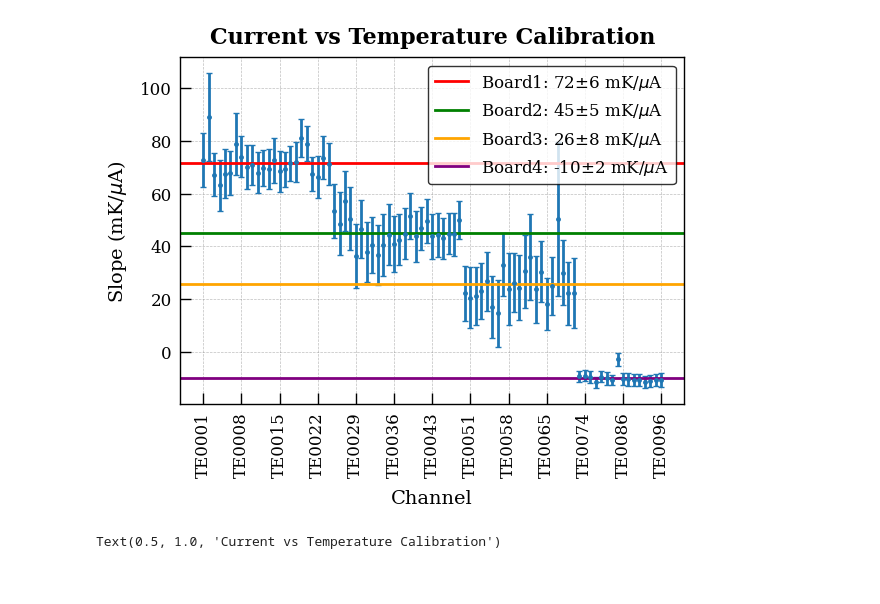
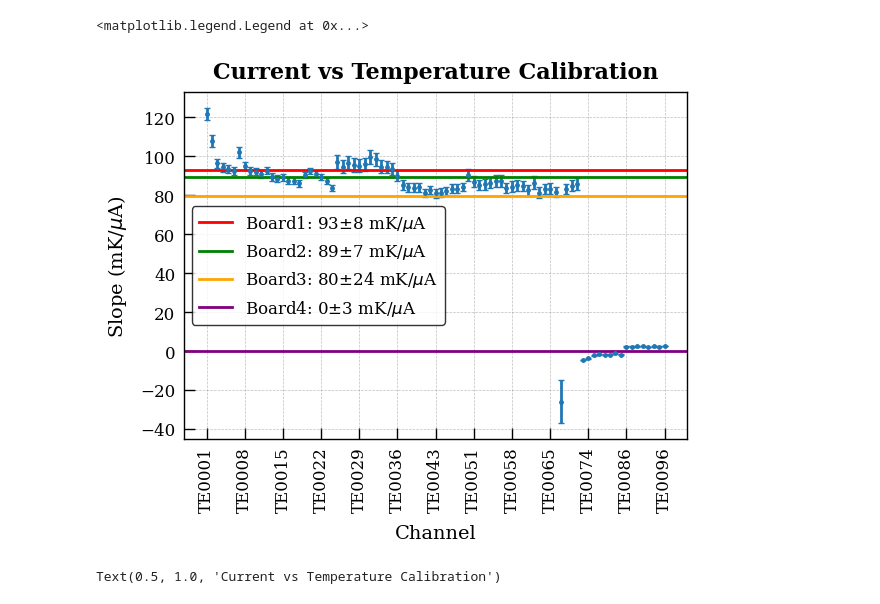
Before and after one commit to jcapo96/rtd, a Jupyter notebook: pdhd/ana/current_corr.ipynb, the cells around one changed output. Cells and saved outputs as stored; diff of their text form; code cells hidden in the pictures.

```diff
--- a/pdhd/ana/current_corr.ipynb
+++ b/pdhd/ana/current_corr.ipynb
@@ -10,6 +34,7 @@ path_to_save_plots = "/eos/user/j/jcapotor/DUNE-IFIC/Academic/PhD_Thesis/The Tem
 # %%
-tini, tend = datetime.datetime(2024, 7, 1, 0, 0, 0), datetime.datetime(2024, 7, 6, 0, 0, 0)
+tini, tend = datetime.datetime(2024, 6, 1, 0, 0, 0), datetime.datetime(2024, 7, 1, 0, 0, 0)
 data, data_err = utils.load_data(tini, tend)
+poff_data, poff_data_err = utils.load_data(datetime.datetime(2024, 12, 3, 13, 10, 0), datetime.datetime(2024, 12, 3, 14, 25, 0))
 # %%
 fig, axes = plt.subplots(1, 1)
 
@@ -65,0 +122,11 @@ Index(['redchi', 'A', 'B', 'B_err'], dtype='object')
+# %%
+tini1, tend1 = datetime.datetime(2024, 6, 15, 0, 0, 0), datetime.datetime(2024, 7, 13, 0, 0, 0)
+data1, data_err1 = utils.load_data(tini1, tend1)
+#data1 = data1.loc[(1e6*data1["IE_Card01"]>1.001e6+260)&(1e6*data1["IE_Card01"]<1.001e6+320)&(1e6*data1["IE_Card02"]>1.001e6+260)&(1e6*data1["IE_Card02"]<1.001e6+320)]
+
+tini2, tend2 = datetime.datetime(2024, 7, 15, 0, 0, 0), datetime.datetime(2024, 8, 13, 0, 0, 0)
+data2, data_err2 = utils.load_data(tini2, tend2)
+#data2 = data1.loc[(1e6*data2["IE_Card01"]>1.001e6+240)&(1e6*data2["IE_Card01"]<1.001e6+320)&(1e6*data2["IE_Card02"]>1.001e6+240)&(1e6*data2["IE_Card02"]<1.001e6+320)]
+
+tini3, tend3 = datetime.datetime(2024, 6, 1, 0, 0, 0), datetime.datetime(2024, 6, 15, 0, 0, 0)
+data3, data_err3 = utils.load_data(tini3, tend3)
@@ -65,0 +174,21 @@ Index(['redchi', 'A', 'B', 'B_err'], dtype='object')
+# %%
+data_rebin2 = data2[["TE0021", "TE0022", "TE0023", "TE0024", "TE0025", "TE0026", "TE0027", "TE0028", "IE_Card01", "IE_Card02"]]
+data_rebin2["mean1"] = data_rebin2[["TE0021", "TE0022", "TE0023", "TE0024"]].mean(axis=1)
+data_rebin2["mean2"] = data_rebin2[["TE0025", "TE0026", "TE0027", "TE0028"]].mean(axis=1)
+data_MUX1_second = tools.tprofile(data_rebin2, xCol="IE_Card01", yCol="mean1", num_bins=50)
+data_MUX2_second = tools.tprofile(data_rebin2, xCol="IE_Card02", yCol="mean2", num_bins=50)
+
+model = lmfit.models.LinearModel()
+params = model.make_params(slope=1, intercept=0)
+results_MUX1_second = model.fit(data_MUX1_second[1], params, x=data_MUX1_second[0], weights=1/data_MUX1_second[2], nan_policy="omit")
+results_MUX2_second = model.fit(data_MUX2_second[1], params, x=data_MUX2_second[0], weights=1/data_MUX2_second[2], nan_policy="omit")
+
+print(results_MUX1_second.fit_report())
+print(results_MUX2_second.fit_report())
+
+fig, axes = plt.subplots(1, 1)
+axes.errorbar(1e6*data_MUX1_second[0], 1e3*(data_MUX1_second[1] - data_MUX1_second[1][0]), yerr=1e3*data_MUX1_second[2], fmt="o", label="MUX1")
+axes.errorbar(1e6*data_MUX2_second[0], 1e3*(data_MUX2_second[1] - data_MUX2_second[1][0]), yerr=1e3*data_MUX2_second[2], fmt="o", label="MUX2")
+axes.set_xlabel("Current [nA]")
+axes.set_ylabel("Temperature [mK]")
+axes.legend()
@@ -100,7 +505,7 @@ for index, row in mapping.iterrows():
         fit_result = line_model.fit((data_plot[channel]).to_numpy(),
                                     params,
                                     x=data_plot[current_channel].to_numpy(), weights=weights)
-        if fit_result.redchi > 0.5:
+        if fit_result.redchi > 1e1:
             continue
         slopes[channel] = {"slope":fit_result.params["B"].value, "slope_err":fit_result.params["B"].stderr,
                            "T0":fit_result.params["A"].value, "T0_err":fit_result.params["A"].stderr,
@@ -114,25 +519,26 @@ slopes = pd.DataFrame(slopes).T
 # %%
 plt.errorbar(slopes.index.to_numpy(), slopes["slope"].to_numpy(), yerr=slopes["slope_err"].to_numpy(), fmt="o", capsize=2)
 plt.ylabel(r"Slope (mK/$\mu$A)")
 plt.xlabel("Channel")
 xticks = slopes.index.to_numpy()
 plt.xticks(xticks[::max(1, len(xticks)//11)], rotation=90)
 plt.grid("on")
 plt.title("Current vs Temperature Calibration")
 
 board1 = slopes.loc[chan_board["IE_Card01"]]
 plt.axhline(board1["slope"].mean(), color="red", label=fr'Board1: {board1["slope"].mean():.0f}$\pm${board1["slope"].std():.0f} mK/$\mu$A')
 board1 = slopes.loc[chan_board["IE_Card02"]]
 plt.axhline(board1["slope"].mean(), color="green", label=fr'Board2: {board1["slope"].mean():.0f}$\pm${board1["slope"].std():.0f} mK/$\mu$A')
 board1 = slopes.loc[chan_board["IE_Card03"]]
 plt.axhline(board1["slope"].mean(), color="orange", label=fr'Board3: {board1["slope"].mean():.0f}$\pm${board1["slope"].std():.0f} mK/$\mu$A')
 board1 = slopes.loc[chan_board["IE_Card04"]]
 plt.axhline(board1["slope"].mean(), color="purple", label=fr'Board4: {board1["slope"].mean():.0f}$\pm${board1["slope"].std():.0f} mK/$\mu$A')
 plt.legend()
 
-slopes.to_csv("/eos/user/j/jcapotor/DUNE-IFIC/Experiments/ProtoDUNE-HD/Operation/Data/2024-7-1_2024-7-6_current_correction.csv")
+#slopes.to_csv("/eos/user/j/jcapotor/DUNE-IFIC/Experiments/ProtoDUNE-HD/Operation/Data/2024-7-1_2024-7-6_current_correction.csv")
 # %% [output]
+<matplotlib.legend.Legend at 0x...>
-[figure, old version]
+[figure, new version]
 # %%
 plt.errorbar(slopes.index.to_numpy(), slopes["T0"].to_numpy(), yerr=slopes["T0_err"].to_numpy(), fmt="o", capsize=2)
 plt.ylabel(r"T0 (K)")
```
Also changed, not shown: parts of 23 cells of this notebook, 26 other files.
